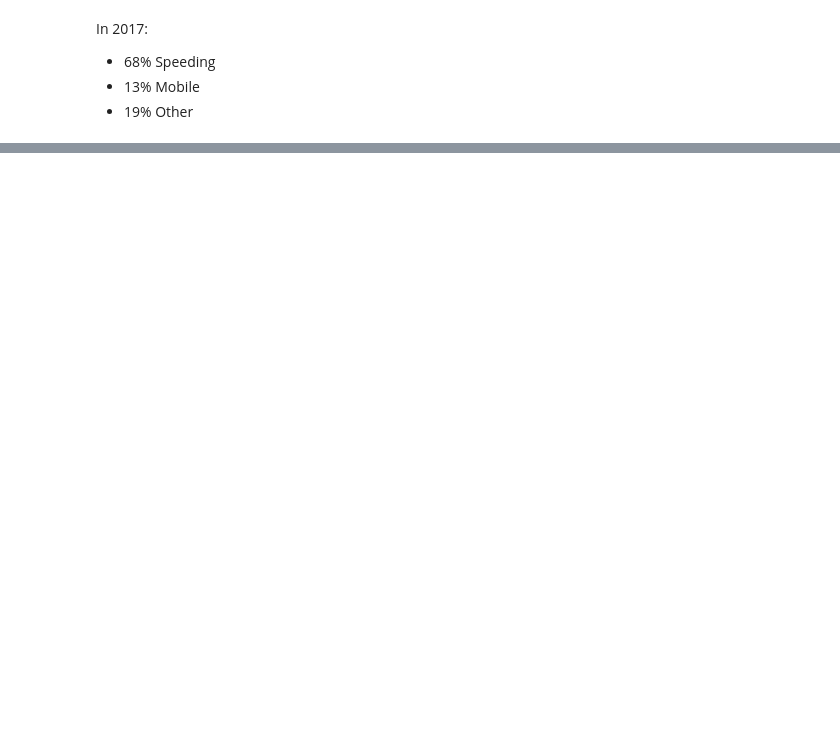
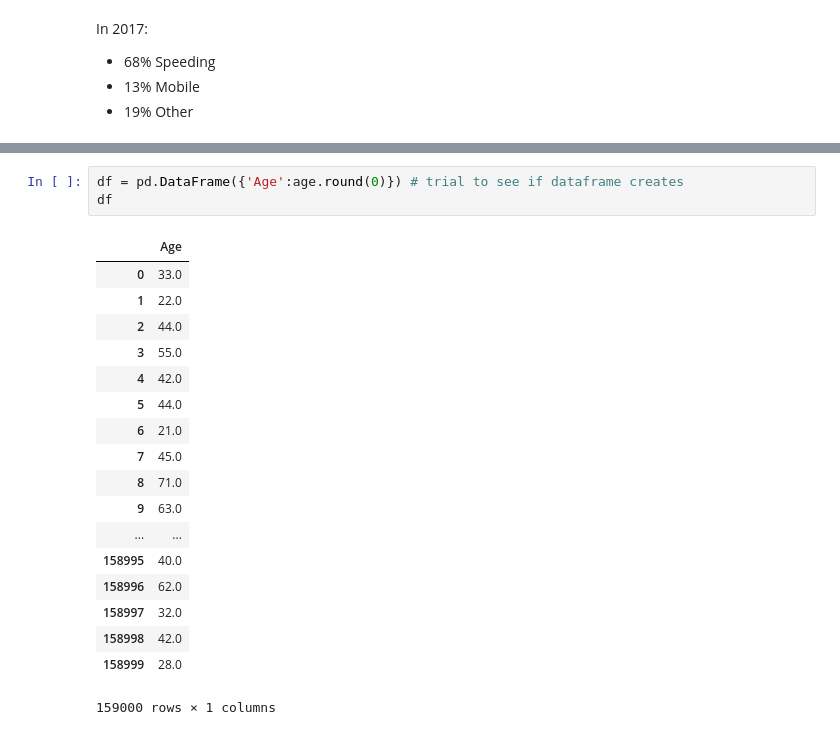
Before and after one commit to kevindooley/Simulated-Dataset, a Jupyter notebook: Simulation of Dataset.ipynb, the cells around one changed output, grey strips where cells are left out. Cells and saved outputs as stored; diff of their text form; blank space fills up the shorter version.

```diff
--- a/Simulation of Dataset.ipynb
+++ b/Simulation of Dataset.ipynb
@@ -67,0 +69,22 @@ plt.show # display plot
+# %%
+df = pd.DataFrame({'Age':age.round(0)}) # trial to see if dataframe creates
+df
+# %% [output]
+|  | Age |
+| 0 | 33.0 |
+| 1 | 22.0 |
+| 2 | 44.0 |
+| 3 | 55.0 |
+| 4 | 42.0 |
+| 5 | 44.0 |
+| 6 | 21.0 |
+| 7 | 45.0 |
+| 8 | 71.0 |
+| 9 | 63.0 |
+| ... | ... |
+| 158995 | 40.0 |
+| 158996 | 62.0 |
+| 158997 | 32.0 |
+| 158998 | 42.0 |
+| 158999 | 28.0 |
+159000 rows × 1 columns
```
Also changed, not shown: parts of 9 cells of this notebook.
